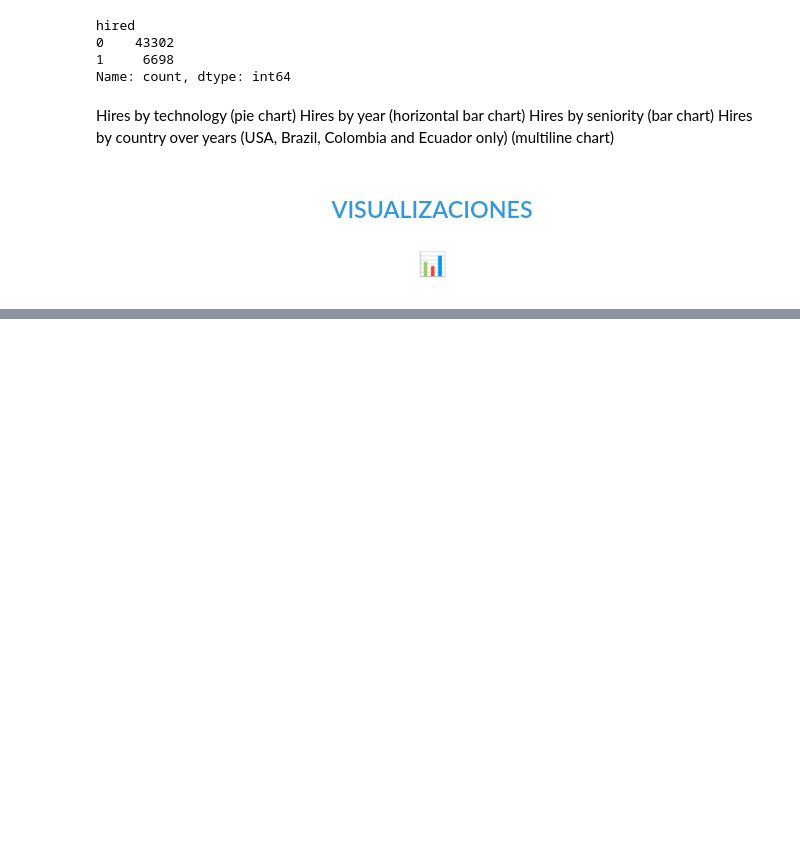
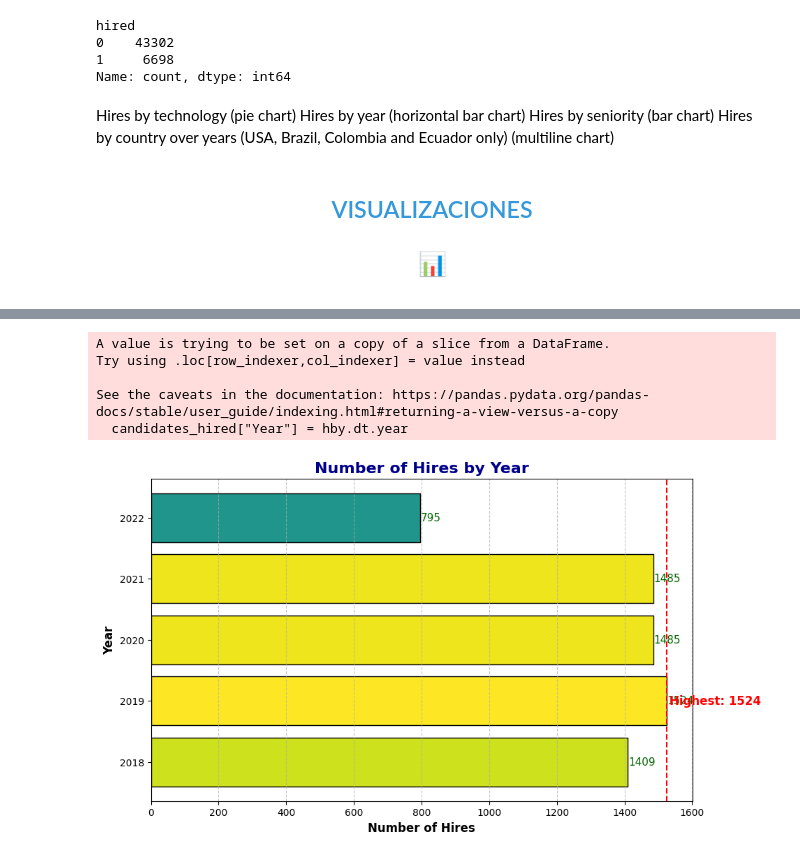
Before and after one commit to MafeTello/ETL_workshop1, a Jupyter notebook: notebook/EDA.ipynb, the cells around one changed output, grey strips where cells are left out. Saved outputs shown, nothing was run; the diff lists cells and outputs as text; code cells hidden in the pictures; blank space fills up the shorter version.

```diff
--- a/notebook/EDA.ipynb
+++ b/notebook/EDA.ipynb
@@ -225,20 +161,0 @@ plt.show()
-# %%
-seniority_categories = candidates_hired['Seniority'].unique()
-
-yoe_averages = []
-
-for category in seniority_categories:
-    average_yoe = candidates_hired[candidates_hired['Seniority'] == category]['YOE'].mean()
-    yoe_averages.append(average_yoe)
-
-plt.figure(figsize=(10, 6))
-bars = plt.bar(seniority_categories, yoe_averages, color= green_yellow_palette)
-
-for bar in bars:
-    yval = bar.get_height()
-    plt.text(bar.get_x() + bar.get_width()/2, yval, round(yval, 2), ha='center', va='bottom')
-
-plt.title('Average Years of Experience by Seniority Category')
-plt.xlabel('Seniority Category')
-plt.ylabel('Average Years of Experience')
-plt.show()
@@ -269,0 +195,59 @@ candidates_hired['Year'].value_counts()['Year'].value_counts()
+# %%
+hby = pd.to_datetime(candidates_hired["Application Date"], format="%Y-%m-%d")
+candidates_hired["Year"] = hby.dt.year
+hires_by_year = candidates_hired.groupby("Year").size()
+is_hire = candidates_hired[candidates_hired["hired"] == 1]
+hires_by_year_hired = is_hire.groupby("Year").size()
+
+# Create figure and axis
+fig, ax = plt.subplots(figsize=(10, 6))
+
+# Generate color gradient
+colors = plt.cm.viridis(hires_by_year.values / hires_by_year.max())
+
+# Plot horizontal bar chart with gradient color
+bars = ax.barh(hires_by_year.index, hires_by_year.values, color=colors, edgecolor='black')
+
+# Add gridlines for better readability
+ax.grid(axis='x', linestyle='--', alpha=0.7)
+
+# Customizing labels and title
+ax.set_ylabel("Year", fontsize=12, fontweight='bold')
+ax.set_xlabel("Number of Hires", fontsize=12, fontweight='bold')
+ax.set_title("Number of Hires by Year", fontsize=16, fontweight='bold', color='darkblue')
+
+# Annotating the bars with hire numbers
+for bar in bars:
+    ax.text(
+        bar.get_width() + 2,
+        bar.get_y() + bar.get_height() / 2,
+        f'{int(bar.get_width())}',
+        va='center',
+        fontsize=11,
+        color='darkgreen'
+    )
+
+# Highlight the year with the maximum hires
+max_hires_year = hires_by_year.idxmax()
+max_hires = hires_by_year.max()
+ax.axvline(max_hires, color='red', linestyle='--')
+ax.text(
+    max_hires + 10,
+    max_hires_year,
+    f'Highest: {max_hires}',
+    va='center',
+    ha='left',
+    fontsize=12,
+    fontweight='bold',
+    color='red'
+)
+
+# Display the plot
+plt.show()
+# %% [output]
+A value is trying to be set on a copy of a slice from a DataFrame.
+Try using .loc[row_indexer,col_indexer] = value instead
+
+See the caveats in the documentation: https://pandas.pydata.org/pandas-docs/stable/user_guide/indexing.html#returning-a-view-versus-a-copy
+  candidates_hired["Year"] = hby.dt.year
+[figure, added]
```
Also changed, not shown: parts of 22 cells of this notebook.
